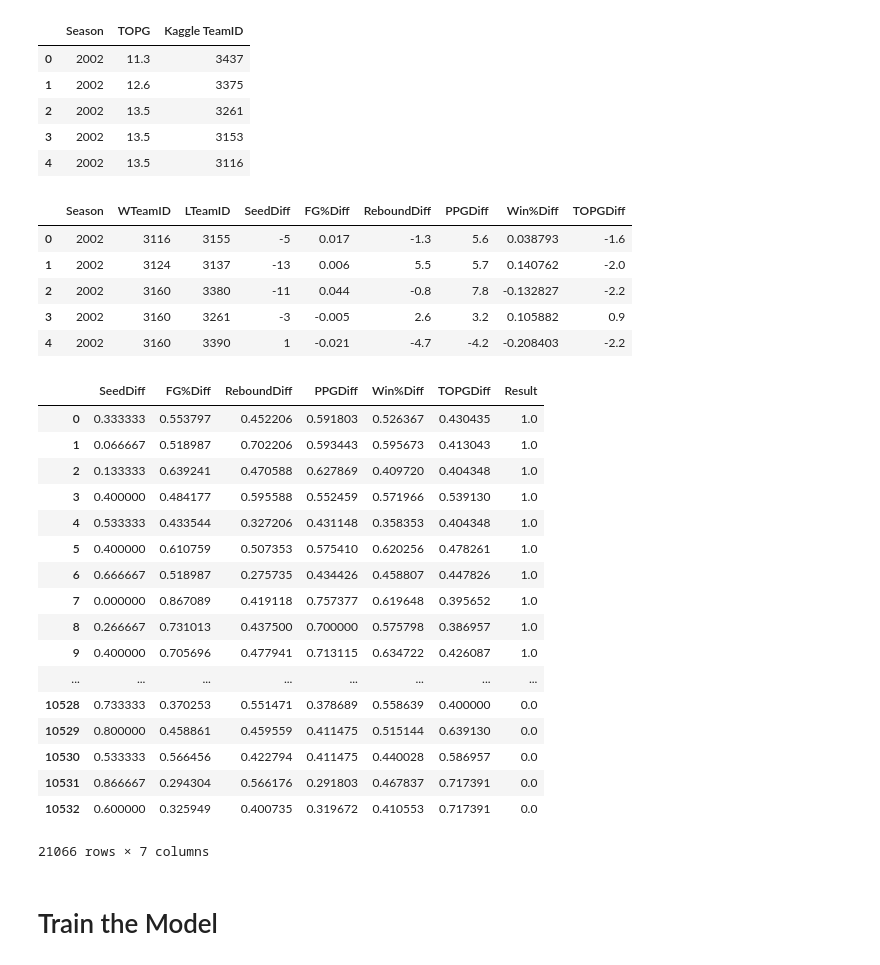
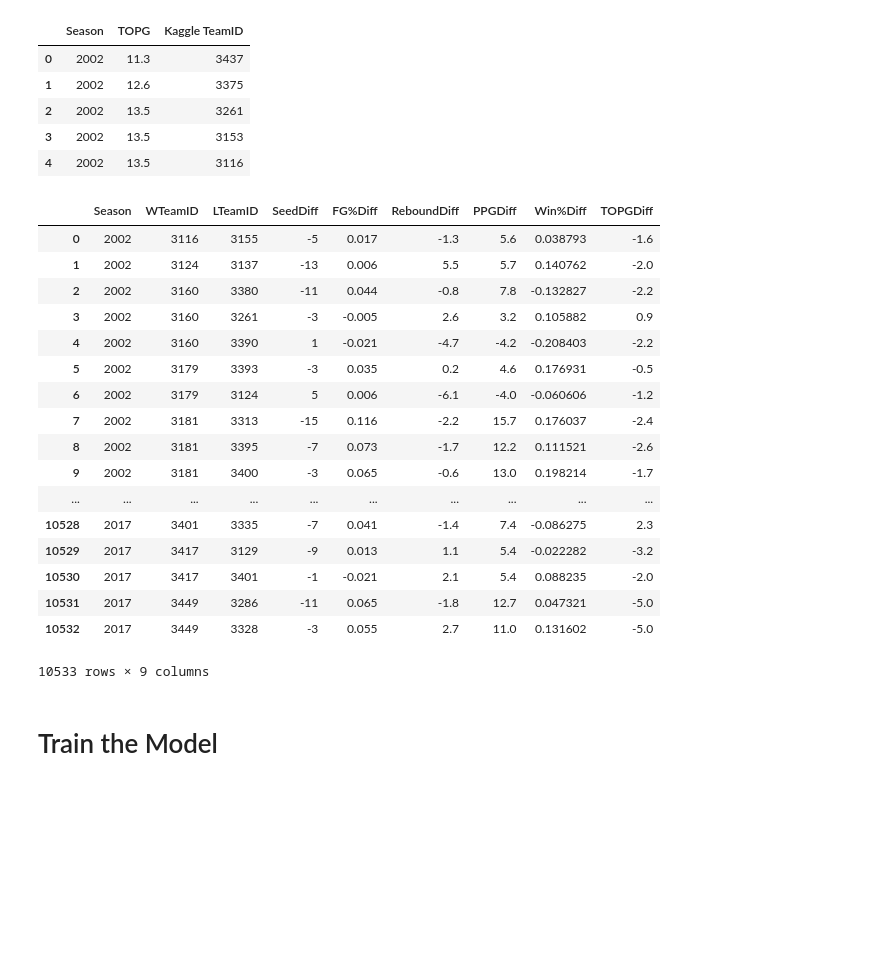
Before and after one commit to timdmacdo/kaggle, a Jupyter notebook: WBB/create_training_data.ipynb, the cells around one changed output. Cells and saved outputs as stored; diff of their text form; code cells hidden in the pictures; blank space fills up the shorter version.

Commit message:
New 2018 data.

```diff
--- a/WBB/create_training_data.ipynb
+++ b/WBB/create_training_data.ipynb
@@ -150,7 +165,6 @@ df_concat
 # Field Goal Percentage Data
 # %%
 df_field_goal.drop(labels=['Team', 'Kaggle Name', 'Ranking'], inplace=True, axis=1)
-df_field_goal.drop(df_field_goal[df_field_goal.Season > 2017].index, inplace=True)
 df_field_goal['FG Percentage'] = df_field_goal['FG Percentage'] / 100
 df_field_goal['Kaggle TeamID'] = df_field_goal['Kaggle TeamID'].astype(int)
 df_field_goal.head()
@@ -172,7 +186,6 @@ df_concat.drop(labels=['WFGP', 'LFGP'], inplace=True, axis=1)
 # Rebound Margin Data
 # %%
 df_rebounds.drop(labels=['Team', 'Kaggle Name', 'Ranking', 'Rebound Margin'], inplace=True, axis=1)
-df_rebounds.drop(df_rebounds[df_rebounds.Season > 2017].index, inplace=True)
 df_rebounds['Kaggle TeamID'] = df_rebounds['Kaggle TeamID'].astype(int)
 df_rebounds.head()
 # %% [output]
@@ -201,7 +214,6 @@ df_concat.head()
 # Scoring Data
 # %%
 df_scoring_offense.drop(labels=['Team', 'Kaggle Name', 'Rank','Losses','Total Points'], inplace=True, axis=1)
-df_scoring_offense.drop(df_field_goal[df_scoring_offense.Season > 2017].index, inplace=True)
 df_scoring_offense['Win%'] = df_scoring_offense['Wins'] / df_scoring_offense['Games Played']
 df_scoring_offense['Kaggle TeamID'] = df_scoring_offense['Kaggle TeamID'].astype(int)
 df_scoring_offense.head()
@@ -250,7 +262,6 @@ df_concat.head()
 # Turnover Data
 # %%
 df_turnovers.drop(labels=['Team', 'Kaggle Name', 'Ranking'], inplace=True, axis=1)
-df_turnovers.drop(df_turnovers[df_turnovers.Season > 2017].index, inplace=True)
 df_turnovers['Kaggle TeamID'] = df_turnovers['Kaggle TeamID'].astype(int)
 df_turnovers.head()
 # %% [output]
@@ -263,18 +274,30 @@ df_turnovers.head()
 # %%
 df_win_turnovers = df_turnovers.rename(columns={'Kaggle TeamID':'WTeamID', 'TOPG':'WTOPG'})
 df_lose_turnovers = df_turnovers.rename(columns={'Kaggle TeamID':'LTeamID', 'TOPG':'LTOPG'})
 df_concat = pd.merge(left=df_concat, right=df_win_turnovers, how='inner', on=['Season', 'WTeamID'])
 df_concat = pd.merge(left=df_concat, right=df_lose_turnovers, how='inner', on=['Season', 'LTeamID'])
 df_concat['TOPGDiff'] = df_concat.WTOPG - df_concat.LTOPG
 df_concat.drop(labels=['WTOPG', 'LTOPG'], inplace=True, axis=1)
-df_concat.head()
+df_concat
 # %% [output]
 |  | Season | WTeamID | LTeamID | SeedDiff | FG%Diff | ReboundDiff | PPGDiff | Win%Diff | TOPGDiff |
 | 0 | 2002 | 3116 | 3155 | -5 | 0.017 | -1.3 | 5.6 | 0.038793 | -1.6 |
 | 1 | 2002 | 3124 | 3137 | -13 | 0.006 | 5.5 | 5.7 | 0.140762 | -2.0 |
 | 2 | 2002 | 3160 | 3380 | -11 | 0.044 | -0.8 | 7.8 | -0.132827 | -2.2 |
 | 3 | 2002 | 3160 | 3261 | -3 | -0.005 | 2.6 | 3.2 | 0.105882 | 0.9 |
 | 4 | 2002 | 3160 | 3390 | 1 | -0.021 | -4.7 | -4.2 | -0.208403 | -2.2 |
+| 5 | 2002 | 3179 | 3393 | -3 | 0.035 | 0.2 | 4.6 | 0.176931 | -0.5 |
+| 6 | 2002 | 3179 | 3124 | 5 | 0.006 | -6.1 | -4.0 | -0.060606 | -1.2 |
+| 7 | 2002 | 3181 | 3313 | -15 | 0.116 | -2.2 | 15.7 | 0.176037 | -2.4 |
+| 8 | 2002 | 3181 | 3395 | -7 | 0.073 | -1.7 | 12.2 | 0.111521 | -2.6 |
+| 9 | 2002 | 3181 | 3400 | -3 | 0.065 | -0.6 | 13.0 | 0.198214 | -1.7 |
+| ... | ... | ... | ... | ... | ... | ... | ... | ... | ... |
+| 10528 | 2017 | 3401 | 3335 | -7 | 0.041 | -1.4 | 7.4 | -0.086275 | 2.3 |
+| 10529 | 2017 | 3417 | 3129 | -9 | 0.013 | 1.1 | 5.4 | -0.022282 | -3.2 |
+| 10530 | 2017 | 3417 | 3401 | -1 | -0.021 | 2.1 | 5.4 | 0.088235 | -2.0 |
+| 10531 | 2017 | 3449 | 3286 | -11 | 0.065 | -1.8 | 12.7 | 0.047321 | -5.0 |
+| 10532 | 2017 | 3449 | 3328 | -3 | 0.055 | 2.7 | 11.0 | 0.131602 | -5.0 |
+10533 rows × 9 columns
 # %%
 # Now we'll create a dataframe that summarizes wins & losses along with
 # their corresponding seed differences. This is the meat of what we'll be creating our model on.
@@ -293,26 +316,7 @@ df_losses['Result'] = 0
 
 df_predictions = pd.concat((df_wins, df_losses))
 df_predictions = (df_predictions - df_predictions.min()) / (df_predictions.max() - df_predictions.min())
-df_predictions
+df_predictions.to_csv('training_data.csv', index=False)
-# %% [output]
-|  | SeedDiff | FG%Diff | ReboundDiff | PPGDiff | Win%Diff | TOPGDiff | Result |
-| 0 | 0.333333 | 0.553797 | 0.452206 | 0.591803 | 0.526367 | 0.430435 | 1.0 |
-| 1 | 0.066667 | 0.518987 | 0.702206 | 0.593443 | 0.595673 | 0.413043 | 1.0 |
-| 2 | 0.133333 | 0.639241 | 0.470588 | 0.627869 | 0.409720 | 0.404348 | 1.0 |
-| 3 | 0.400000 | 0.484177 | 0.595588 | 0.552459 | 0.571966 | 0.539130 | 1.0 |
-| 4 | 0.533333 | 0.433544 | 0.327206 | 0.431148 | 0.358353 | 0.404348 | 1.0 |
-| 5 | 0.400000 | 0.610759 | 0.507353 | 0.575410 | 0.620256 | 0.478261 | 1.0 |
-| 6 | 0.666667 | 0.518987 | 0.275735 | 0.434426 | 0.458807 | 0.447826 | 1.0 |
-| 7 | 0.000000 | 0.867089 | 0.419118 | 0.757377 | 0.619648 | 0.395652 | 1.0 |
-| 8 | 0.266667 | 0.731013 | 0.437500 | 0.700000 | 0.575798 | 0.386957 | 1.0 |
-| 9 | 0.400000 | 0.705696 | 0.477941 | 0.713115 | 0.634722 | 0.426087 | 1.0 |
-| ... | ... | ... | ... | ... | ... | ... | ... |
-| 10528 | 0.733333 | 0.370253 | 0.551471 | 0.378689 | 0.558639 | 0.400000 | 0.0 |
-| 10529 | 0.800000 | 0.458861 | 0.459559 | 0.411475 | 0.515144 | 0.639130 | 0.0 |
-| 10530 | 0.533333 | 0.566456 | 0.422794 | 0.411475 | 0.440028 | 0.586957 | 0.0 |
-| 10531 | 0.866667 | 0.294304 | 0.566176 | 0.291803 | 0.467837 | 0.717391 | 0.0 |
-| 10532 | 0.600000 | 0.325949 | 0.400735 | 0.319672 | 0.410553 | 0.717391 | 0.0 |
-21066 rows × 7 columns
 # %%
 X_train = df_predictions[['SeedDiff','FG%Diff','ReboundDiff','PPGDiff','Win%Diff','TOPGDiff']].values.reshape(-1,6)
 y_train = df_predictions.Result.values
```
Also changed, not shown: parts of 10 cells of this notebook, 16 other files.
